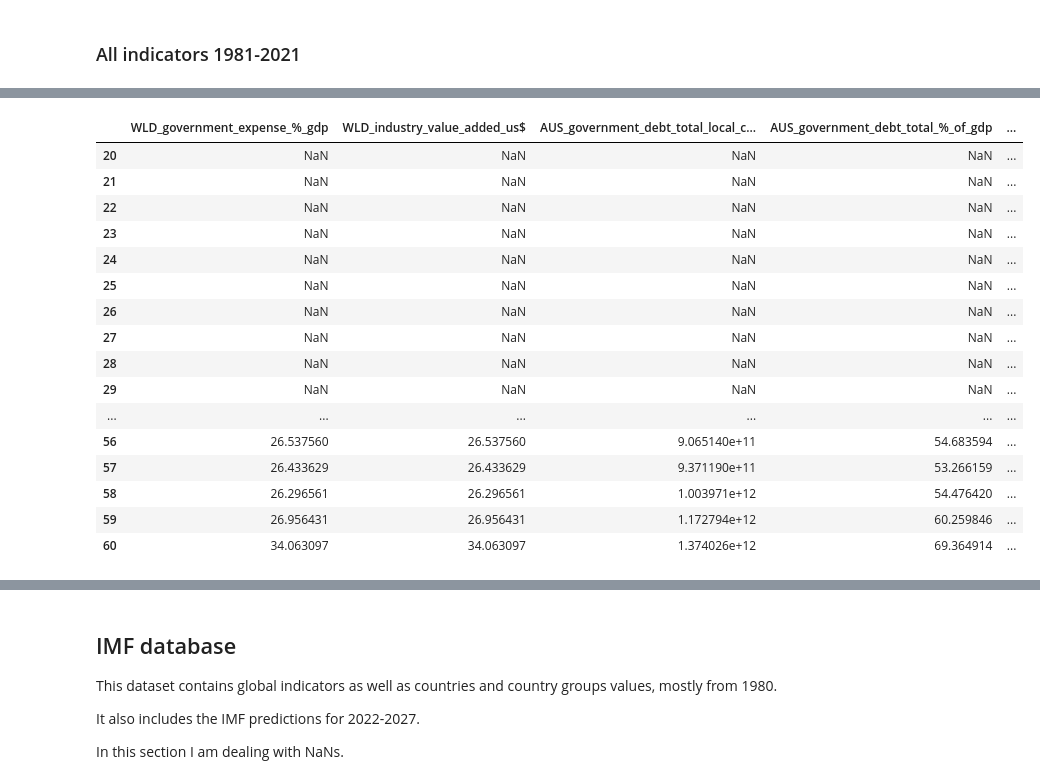
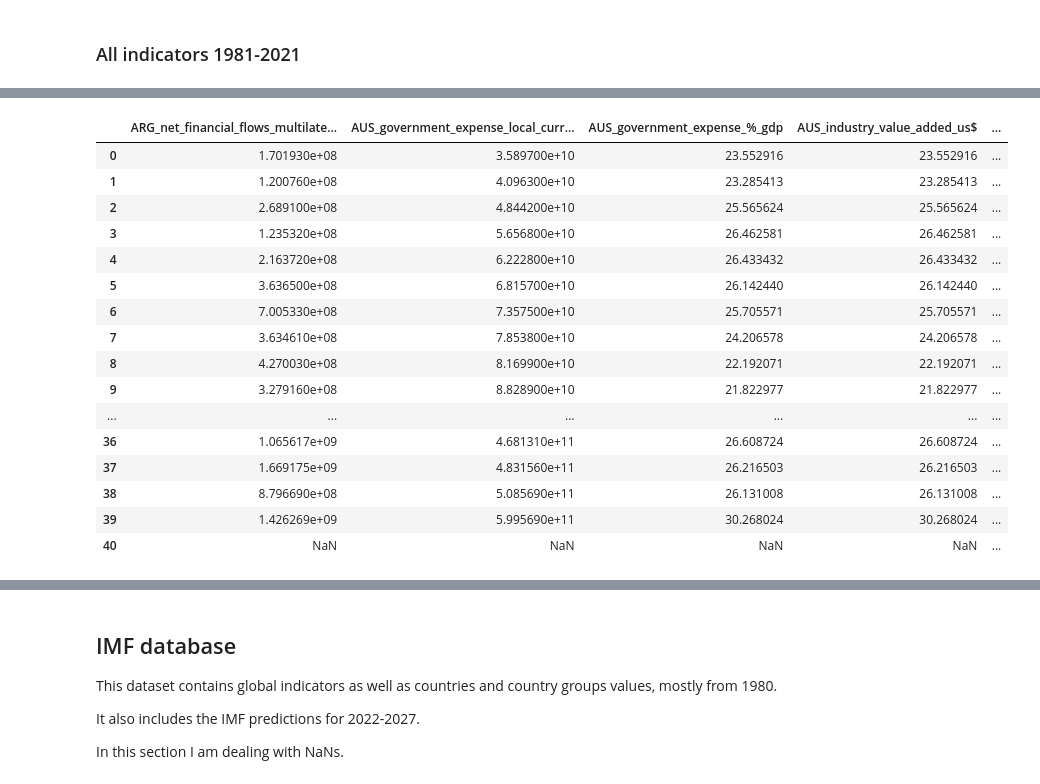
Before and after one commit to matosluana/Global_economy_2023_project, a Jupyter notebook: notebooks/02_data_cleaning_preparation.ipynb, the cells around one changed output, grey strips where cells are left out. Saved outputs shown, nothing was run; the diff lists cells and outputs as text; code cells hidden in the pictures.

```diff
--- a/notebooks/02_data_cleaning_preparation.ipynb
+++ b/notebooks/02_data_cleaning_preparation.ipynb
@@ -370,22 +383,22 @@ Name: SAU_gdp_per_capita_us$, dtype: float64
 # %%
 # I do not want to lose this data so I will fill the NaN in growth with the mean and calculate the GDP
 
-mean_DEU = wb_gdp['DEU_gdp_per_capita_%_growth'].mean()
-wb_gdp['DEU_gdp_per_capita_%_growth'] = wb_gdp['DEU_gdp_per_capita_%_growth'].fillna(mean_DEU)
-mean_RUS = wb_gdp['RUS_gdp_per_capita_%_growth'].mean()
-wb_gdp['RUS_gdp_per_capita_%_growth'] = wb_gdp['RUS_gdp_per_capita_%_growth'].fillna(mean_RUS)
+mean_DEU = wb_gdp['DEU_gdp_per_capita_constant_%_growth'].mean()
+wb_gdp['DEU_gdp_per_capita_constant_%_growth'] = wb_gdp['DEU_gdp_per_capita_constant_%_growth'].fillna(mean_DEU)
+mean_RUS = wb_gdp['RUS_gdp_per_capita_constant_%_growth'].mean()
+wb_gdp['RUS_gdp_per_capita_constant_%_growth'] = wb_gdp['RUS_gdp_per_capita_constant_%_growth'].fillna(mean_RUS)
 mean_SAU = wb_gdp['SAU_gdp_per_capita_%_growth'].mean()
 wb_gdp['SAU_gdp_per_capita_%_growth'] = wb_gdp['SAU_gdp_per_capita_%_growth'].fillna(mean_SAU)
 # %%
 for i in reversed(range(9)):
-      wb_gdp['DEU_gdp_per_capita_us$'][i] = gdp_calculation(wb_gdp['DEU_gdp_per_capita_us$'][i+1],
-                                                            wb_gdp['DEU_gdp_per_capita_%_growth'][i+1])
+      wb_gdp.loc[i,'DEU_gdp_per_capita_constant_us$'] = gdp_calculation(wb_gdp['DEU_gdp_per_capita_constant_us$'][i+1],
+                                                            wb_gdp['DEU_gdp_per_capita_constant_%_growth'][i+1])
 
 
-for i in reversed(range(27)):
-      wb_gdp['RUS_gdp_per_capita_us$'][i] = gdp_calculation(wb_gdp['RUS_gdp_per_capita_us$'][i+1],
-                                                            wb_gdp['RUS_gdp_per_capita_%_growth'][i+1])
+for i in reversed(range(28)):
+      wb_gdp.loc[i,'RUS_gdp_per_capita_constant_us$'] = gdp_calculation(wb_gdp['RUS_gdp_per_capita_constant_us$'][i+1],
+                                                            wb_gdp['RUS_gdp_per_capita_constant_%_growth'][i+1])
 
 for i in reversed(range(7)):
-      wb_gdp['SAU_gdp_per_capita_us$'][i] = gdp_calculation(wb_gdp['SAU_gdp_per_capita_us$'][i+1],
+      wb_gdp.loc[i,'SAU_gdp_per_capita_constant_us$'] = gdp_calculation(wb_gdp['SAU_gdp_per_capita_constant_us$'][i+1],
                                                             wb_gdp['SAU_gdp_per_capita_%_growth'][i+1])
@@ -454,4 +454,4 @@ wb_from_1981
 # wb_from_1981.isna().sum()
 # %%
 for i in range (21,38):
-    wb_from_1981['CAN_gdp_per_capita_%_growth'][i] = growth_calculation(wb_from_1981['CAN_gdp_per_capita_us$'][i-1],wb_from_1981['CAN_gdp_per_capita_us$'][i])
+    wb_from_1981.loc[i,'CAN_gdp_per_capita_constant_%_growth'] = growth_calculation(wb_from_1981['CAN_gdp_per_capita_constant_us$'][i-1],wb_from_1981['CAN_gdp_per_capita_constant_us$'][i])
@@ -509,5 +504,5 @@ wb_RUS
 # %%
-# wb_from_1981 = wb_from_1981.drop(col_rus, axis=1)
+wb_from_1981 = wb_from_1981.drop(col_rus, axis=1)
 # wb_from_1981.isna().sum()
 # %%
 # The unemployment seems to have no data before 1991, for any country. I will fill them with the mean
@@ -524,31 +519,31 @@ for column in column_unemployment:
 # %%
 # getting a slice for better visualization:
 
 columns_nan = []
 for column in wb_from_1981.columns:
-    if wb_from_1981[column].isna().sum() >1:
+    if wb_from_1981[column].isna().sum() >0:
         columns_nan.append(column)
 
 wb_with_na=wb_from_1981[columns_nan]
 wb_with_na
 # %% [output]
-|  | WLD_government_expense_%_gdp | WLD_industry_value_added_us$ | AUS_government_debt_total_local_c... | AUS_government_debt_total_%_of_gdp | ... |
-| 20 | NaN | NaN | NaN | NaN | ... |
-| 21 | NaN | NaN | NaN | NaN | ... |
-| 22 | NaN | NaN | NaN | NaN | ... |
-| 23 | NaN | NaN | NaN | NaN | ... |
-| 24 | NaN | NaN | NaN | NaN | ... |
-| 25 | NaN | NaN | NaN | NaN | ... |
-| 26 | NaN | NaN | NaN | NaN | ... |
-| 27 | NaN | NaN | NaN | NaN | ... |
-| 28 | NaN | NaN | NaN | NaN | ... |
-| 29 | NaN | NaN | NaN | NaN | ... |
+|  | ARG_net_financial_flows_multilate... | AUS_government_expense_local_curr... | AUS_government_expense_%_gdp | AUS_industry_value_added_us$ | ... |
+| 0 | 1.701930e+08 | 3.589700e+10 | 23.552916 | 23.552916 | ... |
+| 1 | 1.200760e+08 | 4.096300e+10 | 23.285413 | 23.285413 | ... |
+| 2 | 2.689100e+08 | 4.844200e+10 | 25.565624 | 25.565624 | ... |
+| 3 | 1.235320e+08 | 5.656800e+10 | 26.462581 | 26.462581 | ... |
+| 4 | 2.163720e+08 | 6.222800e+10 | 26.433432 | 26.433432 | ... |
+| 5 | 3.636500e+08 | 6.815700e+10 | 26.142440 | 26.142440 | ... |
+| 6 | 7.005330e+08 | 7.357500e+10 | 25.705571 | 25.705571 | ... |
+| 7 | 3.634610e+08 | 7.853800e+10 | 24.206578 | 24.206578 | ... |
+| 8 | 4.270030e+08 | 8.169900e+10 | 22.192071 | 22.192071 | ... |
+| 9 | 3.279160e+08 | 8.828900e+10 | 21.822977 | 21.822977 | ... |
 | ... | ... | ... | ... | ... | ... |
-| 56 | 26.537560 | 26.537560 | 9.065140e+11 | 54.683594 | ... |
-| 57 | 26.433629 | 26.433629 | 9.371190e+11 | 53.266159 | ... |
-| 58 | 26.296561 | 26.296561 | 1.003971e+12 | 54.476420 | ... |
-| 59 | 26.956431 | 26.956431 | 1.172794e+12 | 60.259846 | ... |
-| 60 | 34.063097 | 34.063097 | 1.374026e+12 | 69.364914 | ... |
+| 36 | 1.065617e+09 | 4.681310e+11 | 26.608724 | 26.608724 | ... |
+| 37 | 1.669175e+09 | 4.831560e+11 | 26.216503 | 26.216503 | ... |
+| 38 | 8.796690e+08 | 5.085690e+11 | 26.131008 | 26.131008 | ... |
+| 39 | 1.426269e+09 | 5.995690e+11 | 30.268024 | 30.268024 | ... |
+| 40 | NaN | NaN | NaN | NaN | ... |
 # %%
 # I will use the mean also for those
 
```
Also changed, not shown: parts of 91 cells of this notebook, 16 other files.
